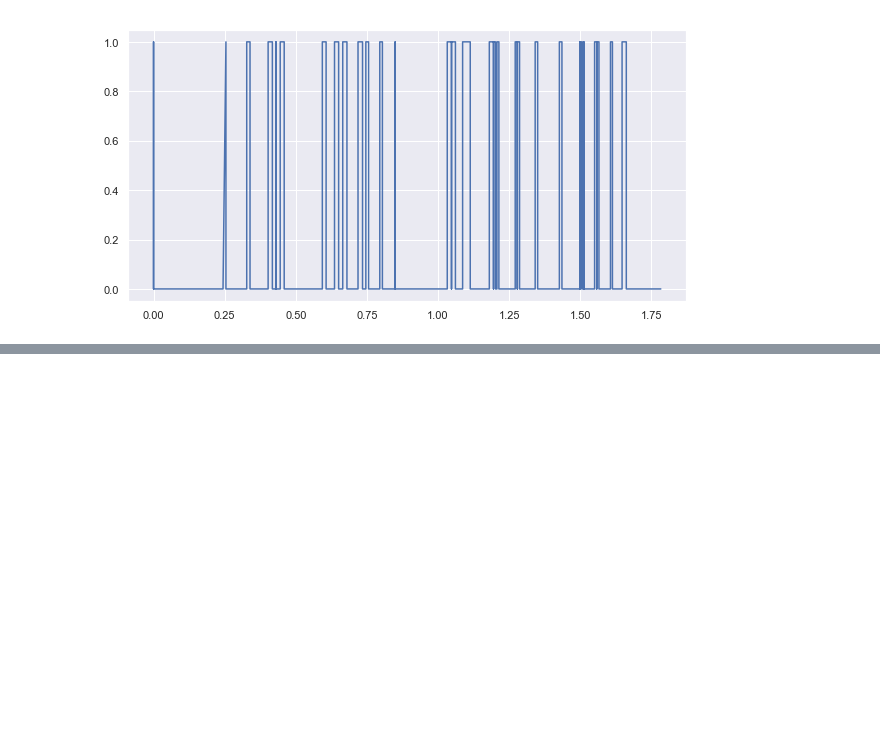
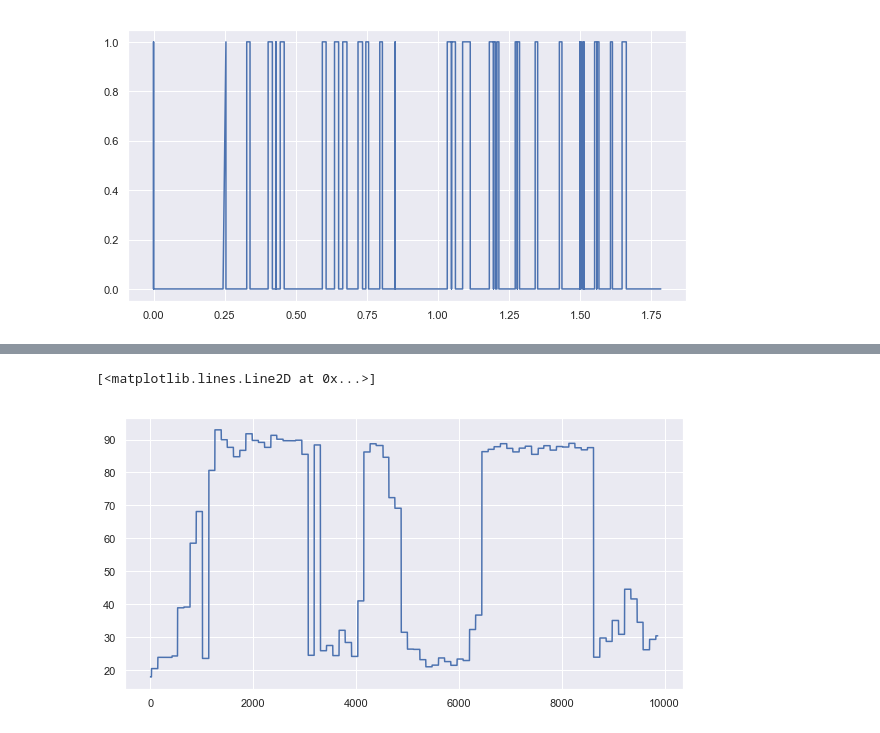
Before and after one commit to krsailesh-zz/driver_profiling_honk, a Jupyter notebook: honk_mi_note5.ipynb, the cells around one changed output, grey strips where cells are left out. Drawn from its saved outputs; the diff is of its cells as text; code cells hidden in the pictures; blank space fills up the shorter version.

Commit message:
some plot added for analysing effective region of self honking

```diff
--- a/honk_mi_note5.ipynb
+++ b/honk_mi_note5.ipynb
@@ -208,0 +211,5 @@ plt.plot(whole_dis,honk_binary)
+# %%
+# self honk data while scooty is stationary
+
+event1 = data_frame('C:\\Users\\krsai\\OneDrive\\Desktop\\honk_eff_region\\POCKET_Redmi Note 5\\Stationary (self)\\SCOOTY 17May,2020-06-00-31 PM\\Testing Data\\Stationary_self.csv')
+event1.head()
@@ -208,0 +223,5 @@ plt.plot(whole_dis,honk_binary)
+# %%
+plt.plot(event1.sound)
+# %% [output]
+[<matplotlib.lines.Line2D at 0x...>]
+[figure, added]
```
Also changed, not shown: parts of 14 cells of this notebook.
